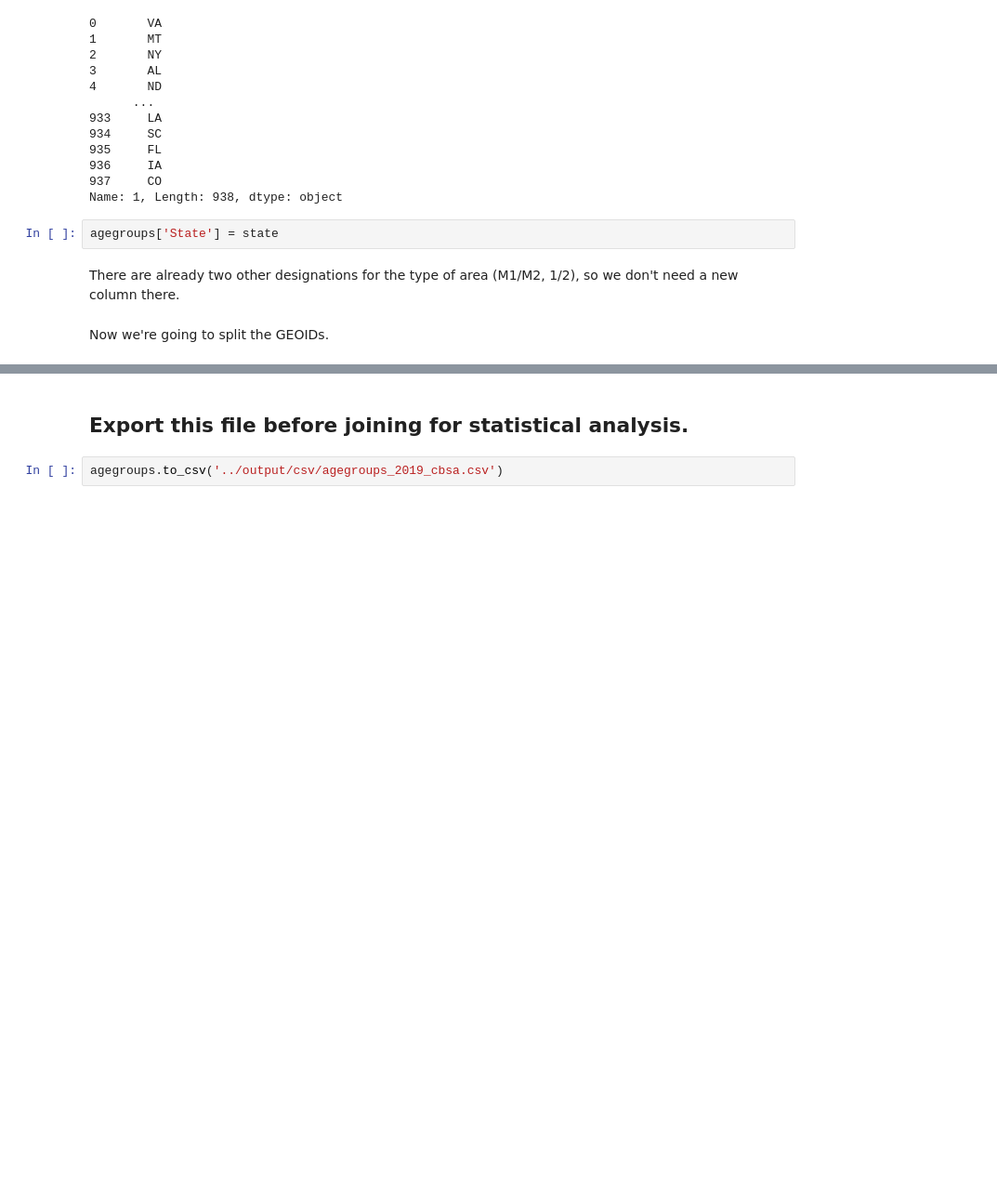
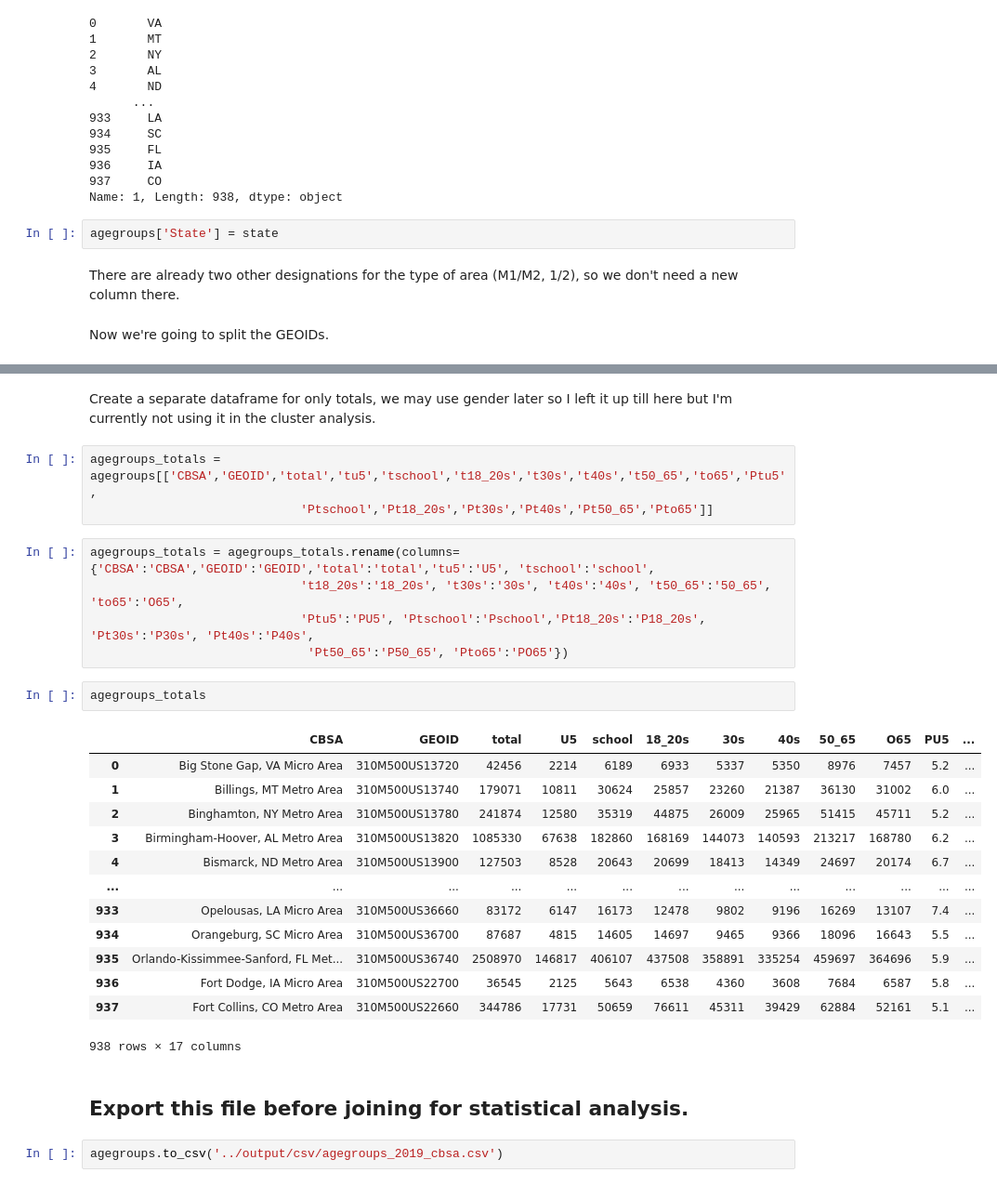
Before and after one commit to jomccall/Ageing-Peer-Communities, a Jupyter notebook: notebooks/Prep 2019 MSA File.ipynb, the cells around one changed output, grey strips where cells are left out. Shown at 93% size. Cells and saved outputs as stored; diff of their text form; blank space fills up the shorter version.

Commit message:
clustering start

```diff
--- a/notebooks/Prep 2019 MSA File.ipynb
+++ b/notebooks/Prep 2019 MSA File.ipynb
@@ -418,3 +426,29 @@ agegroups.head()
+# %% [markdown]
+Create a separate dataframe for only totals, we may use gender later so I left it up till here but I'm currently not using it in the cluster analysis.
+# %%
+agegroups_totals = agegroups[['CBSA','GEOID','total','tu5','tschool','t18_20s','t30s','t40s','t50_65','to65','Ptu5',
+                             'Ptschool','Pt18_20s','Pt30s','Pt40s','Pt50_65','Pto65']]
+# %%
+agegroups_totals = agegroups_totals.rename(columns={'CBSA':'CBSA','GEOID':'GEOID','total':'total','tu5':'U5', 'tschool':'school',
+                             't18_20s':'18_20s', 't30s':'30s', 't40s':'40s', 't50_65':'50_65', 'to65':'O65',
+                             'Ptu5':'PU5', 'Ptschool':'Pschool','Pt18_20s':'P18_20s', 'Pt30s':'P30s', 'Pt40s':'P40s',
+                              'Pt50_65':'P50_65', 'Pto65':'PO65'})
+# %%
+agegroups_totals
+# %% [output]
+|  | CBSA | GEOID | total | U5 | school | 18_20s | 30s | 40s | 50_65 | O65 | PU5 | ... |
+| 0 | Big Stone Gap, VA Micro Area | 310M500US13720 | 42456 | 2214 | 6189 | 6933 | 5337 | 5350 | 8976 | 7457 | 5.2 | ... |
+| 1 | Billings, MT Metro Area | 310M500US13740 | 179071 | 10811 | 30624 | 25857 | 23260 | 21387 | 36130 | 31002 | 6.0 | ... |
+| 2 | Binghamton, NY Metro Area | 310M500US13780 | 241874 | 12580 | 35319 | 44875 | 26009 | 25965 | 51415 | 45711 | 5.2 | ... |
+| 3 | Birmingham-Hoover, AL Metro Area | 310M500US13820 | 1085330 | 67638 | 182860 | 168169 | 144073 | 140593 | 213217 | 168780 | 6.2 | ... |
+| 4 | Bismarck, ND Metro Area | 310M500US13900 | 127503 | 8528 | 20643 | 20699 | 18413 | 14349 | 24697 | 20174 | 6.7 | ... |
+| ... | ... | ... | ... | ... | ... | ... | ... | ... | ... | ... | ... | ... |
+| 933 | Opelousas, LA Micro Area | 310M500US36660 | 83172 | 6147 | 16173 | 12478 | 9802 | 9196 | 16269 | 13107 | 7.4 | ... |
+| 934 | Orangeburg, SC Micro Area | 310M500US36700 | 87687 | 4815 | 14605 | 14697 | 9465 | 9366 | 18096 | 16643 | 5.5 | ... |
+| 935 | Orlando-Kissimmee-Sanford, FL Met... | 310M500US36740 | 2508970 | 146817 | 406107 | 437508 | 358891 | 335254 | 459697 | 364696 | 5.9 | ... |
+| 936 | Fort Dodge, IA Micro Area | 310M500US22700 | 36545 | 2125 | 5643 | 6538 | 4360 | 3608 | 7684 | 6587 | 5.8 | ... |
+| 937 | Fort Collins, CO Metro Area | 310M500US22660 | 344786 | 17731 | 50659 | 76611 | 45311 | 39429 | 62884 | 52161 | 5.1 | ... |
+938 rows × 17 columns
 # %% [markdown]
 ## Export this file before joining for statistical analysis.
 # %%
```
Also changed, not shown: parts of 5 cells of this notebook, 5 other files.
